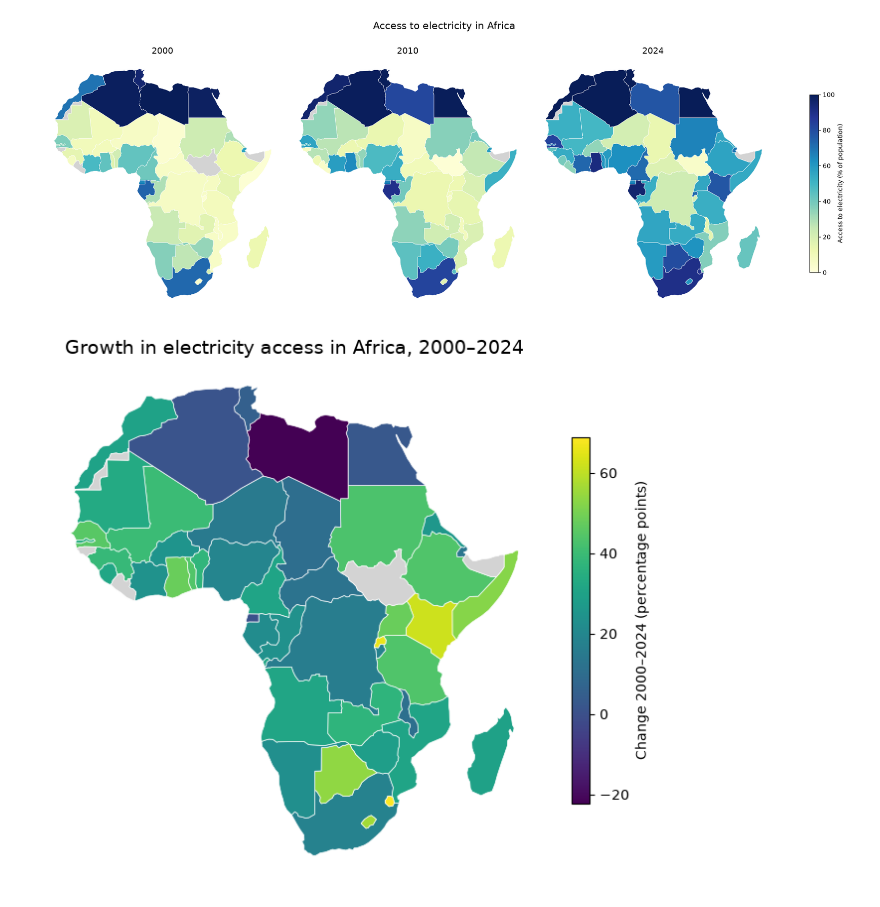
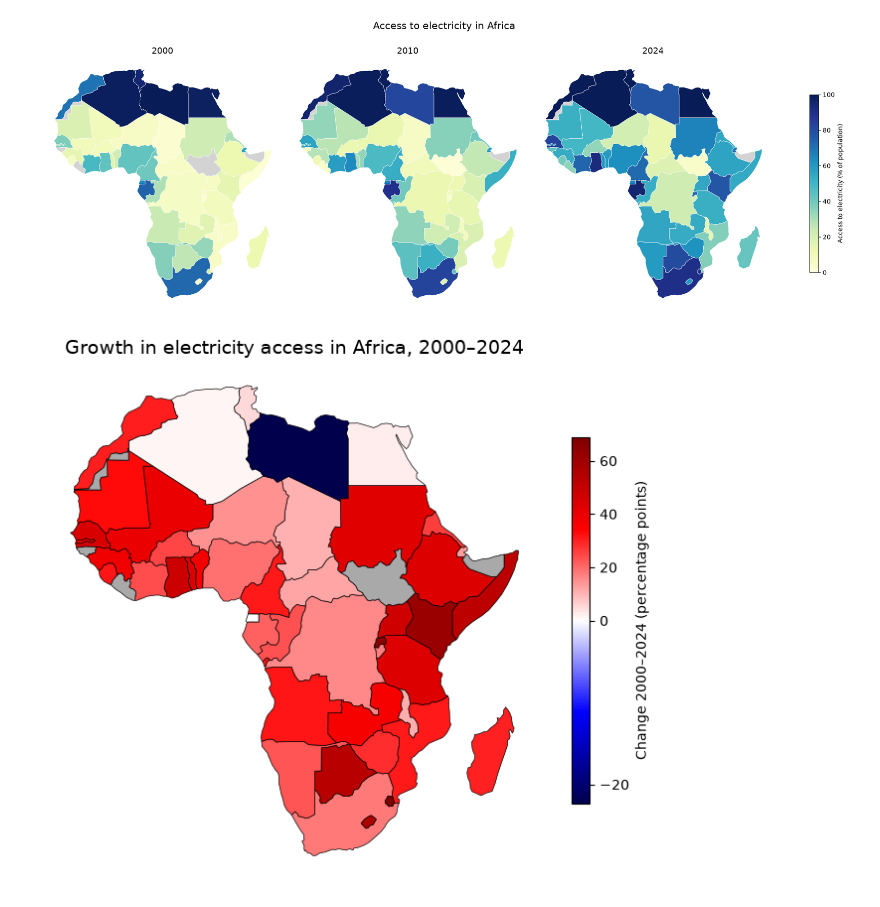
Before and after one commit to botascan/aaip, a Jupyter notebook: week3/ex15.ipynb, the cells around one changed output. Saved outputs shown, nothing was run; the diff lists cells and outputs as text; code cells hidden in the pictures.

```diff
--- a/ex15.ipynb
+++ b/week3/ex15.ipynb
@@ -4,7 +4,7 @@ import pandas as pd
 import matplotlib.pyplot as plt
 # %%
 df = pd.read_csv(
-    "access_to_electricity/API_EG.ELC.ACCS.ZS_DS2_en_csv_v2_73003.csv",
+    "acces_to_electricity/API_EG.ELC.ACCS.ZS_DS2_en_csv_v2_73003.csv",
     skiprows=4
 )
 world = gpd.read_file("data/naturalearth_lowres/naturalearth_lowres.shp")
@@ -71,19 +71,29 @@ plt.show()
 # %% [output]
 [figure]
 # %%
+from matplotlib.colors import TwoSlopeNorm
+
 fig, ax = plt.subplots(figsize=(8, 8))
+
+norm = TwoSlopeNorm(
+    vmin=merged["changed"].min(),
+    vcenter=0,
+    vmax=merged["changed"].max()
+)
+
 merged.plot(
     ax=ax,
+    norm=norm,
     column="changed",
-    cmap="viridis",
-    edgecolor="white",
+    cmap="seismic",
+    edgecolor="black",
     linewidth=0.5,
     legend=True,
     legend_kwds={"label": "Change 2000–2024 (percentage points)", "shrink": 0.6},
-    missing_kwds={"color": "lightgrey"},
+    missing_kwds={"color": "darkgrey"},
 )
 ax.set_title("Growth in electricity access in Africa, 2000–2024", fontsize=14)
 ax.set_axis_off()
 plt.show()
 # %% [output]
-[figure, old version]
+[figure, new version]
```
Also changed, not shown: 58 other files.
